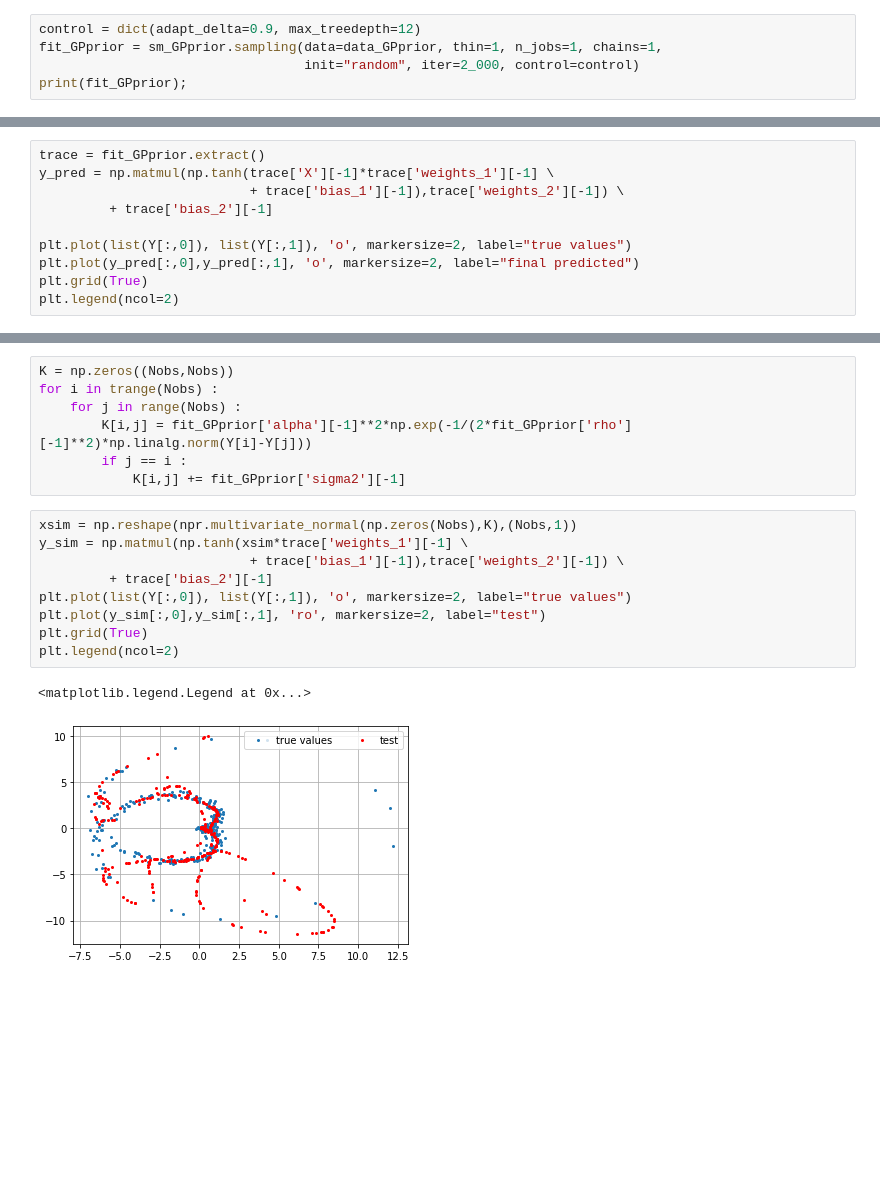
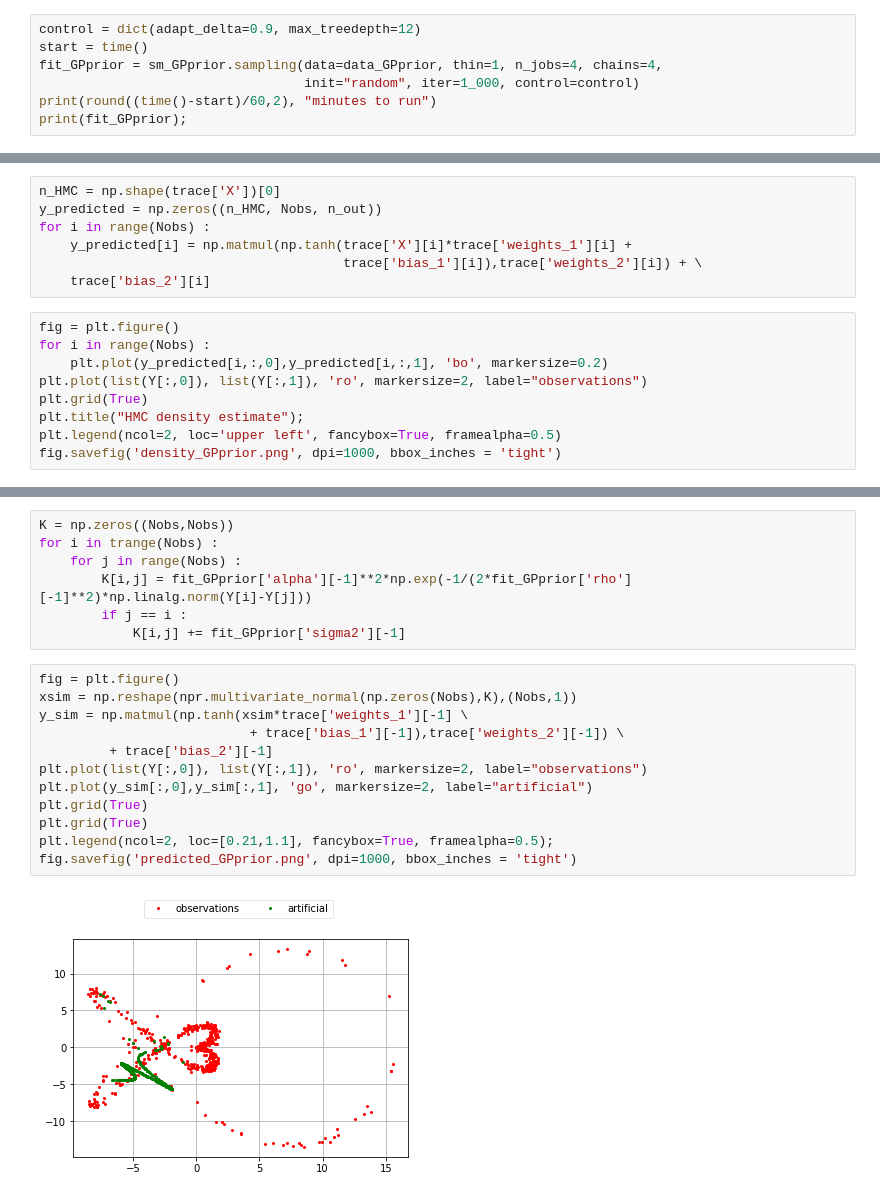
Before and after one commit to deborsheesen/Bayesian-NN-dimension-reduction, a Jupyter notebook: test_stan_GPprior.ipynb, the cells around one changed output, grey strips where cells are left out. Saved outputs shown, nothing was run; the diff lists cells and outputs as text; blank space fills up the shorter version.

```diff
--- a/test_stan_GPprior.ipynb
+++ b/test_stan_GPprior.ipynb
@@ -43,7 +57,9 @@ data_GPprior = dict(Nobs=Nobs,
 #### Run sampling algorithm:
 # %%
 control = dict(adapt_delta=0.9, max_treedepth=12)
-fit_GPprior = sm_GPprior.sampling(data=data_GPprior, thin=1, n_jobs=1, chains=1,
-                                  init="random", iter=2_000, control=control)
+start = time()
+fit_GPprior = sm_GPprior.sampling(data=data_GPprior, thin=1, n_jobs=4, chains=4,
+                                  init="random", iter=1_000, control=control)
+print(round((time()-start)/60,2), "minutes to run")
 print(fit_GPprior);
 # %% [output]
@@ -116,12 +137,2 @@ plt.title("IACTs of latent X");
 # %% [markdown]
 #### Plot final:
-# %%
-trace = fit_GPprior.extract()
-y_pred = np.matmul(np.tanh(trace['X'][-1]*trace['weights_1'][-1] \
-                           + trace['bias_1'][-1]),trace['weights_2'][-1]) \
-         + trace['bias_2'][-1]
-
-plt.plot(list(Y[:,0]), list(Y[:,1]), 'o', markersize=2, label="true values")
-plt.plot(y_pred[:,0],y_pred[:,1], 'o', markersize=2, label="final predicted")
-plt.grid(True)
-plt.legend(ncol=2)
@@ -130,0 +139,16 @@ plt.legend(ncol=2)
+# %%
+n_HMC = np.shape(trace['X'])[0]
+y_predicted = np.zeros((n_HMC, Nobs, n_out))
+for i in range(Nobs) :
+    y_predicted[i] = np.matmul(np.tanh(trace['X'][i]*trace['weights_1'][i] +
+                                       trace['bias_1'][i]),trace['weights_2'][i]) + \
+    trace['bias_2'][i]
+# %%
+fig = plt.figure()
+for i in range(Nobs) :
+    plt.plot(y_predicted[i,:,0],y_predicted[i,:,1], 'bo', markersize=0.2)
+plt.plot(list(Y[:,0]), list(Y[:,1]), 'ro', markersize=2, label="observations")
+plt.grid(True)
+plt.title("HMC density estimate");
+plt.legend(ncol=2, loc='upper left', fancybox=True, framealpha=0.5)
+fig.savefig('density_GPprior.png', dpi=1000, bbox_inches = 'tight')
@@ -171,14 +197,16 @@ for i in trange(Nobs) :
         if j == i :
             K[i,j] += fit_GPprior['sigma2'][-1]
 # %%
+fig = plt.figure()
 xsim = np.reshape(npr.multivariate_normal(np.zeros(Nobs),K),(Nobs,1))
 y_sim = np.matmul(np.tanh(xsim*trace['weights_1'][-1] \
                            + trace['bias_1'][-1]),trace['weights_2'][-1]) \
          + trace['bias_2'][-1]
-plt.plot(list(Y[:,0]), list(Y[:,1]), 'o', markersize=2, label="true values")
-plt.plot(y_sim[:,0],y_sim[:,1], 'ro', markersize=2, label="test")
+plt.plot(list(Y[:,0]), list(Y[:,1]), 'ro', markersize=2, label="observations")
+plt.plot(y_sim[:,0],y_sim[:,1], 'go', markersize=2, label="artificial")
 plt.grid(True)
-plt.legend(ncol=2)
+plt.grid(True)
+plt.legend(ncol=2, loc=[0.21,1.1], fancybox=True, framealpha=0.5);
+fig.savefig('predicted_GPprior.png', dpi=1000, bbox_inches = 'tight')
 # %% [output]
-<matplotlib.legend.Legend at 0x...>
-[figure, old version]
+[figure, new version]
```
Also changed, not shown: parts of 14 cells of this notebook, 3 other files.
